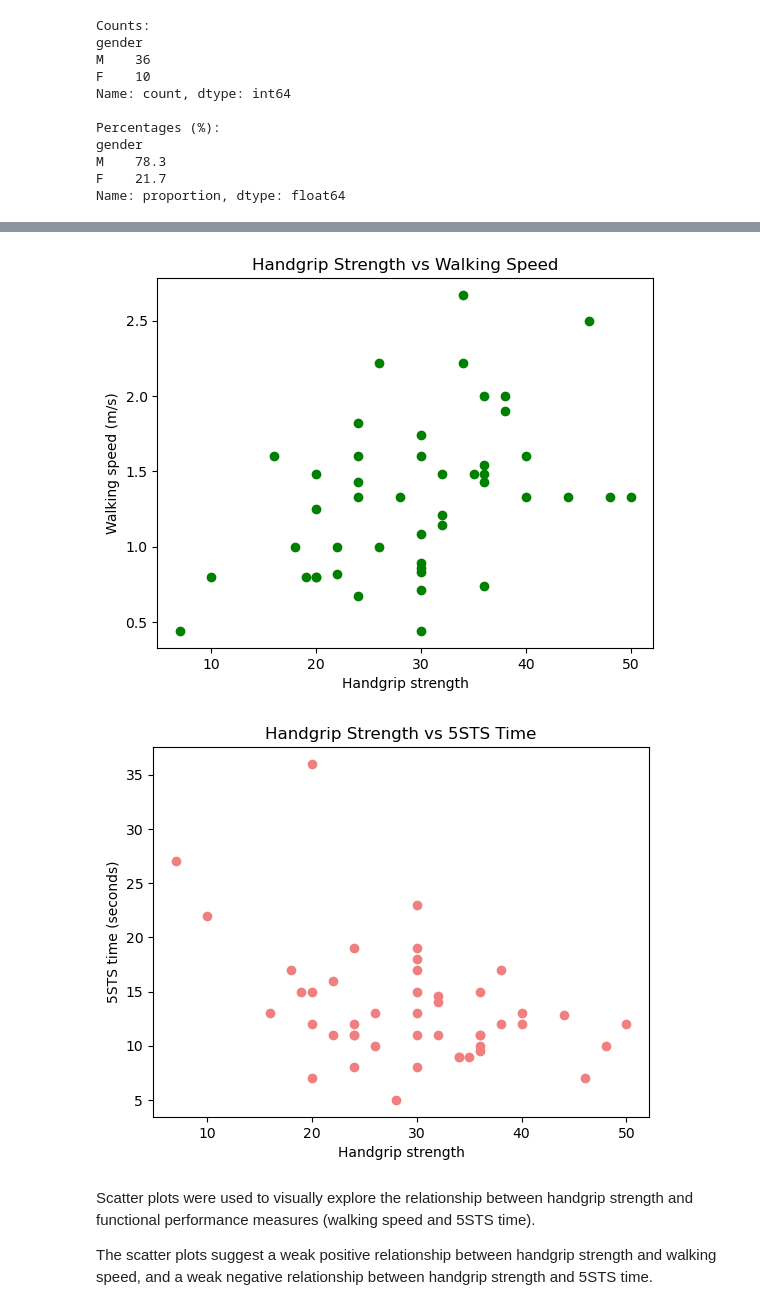
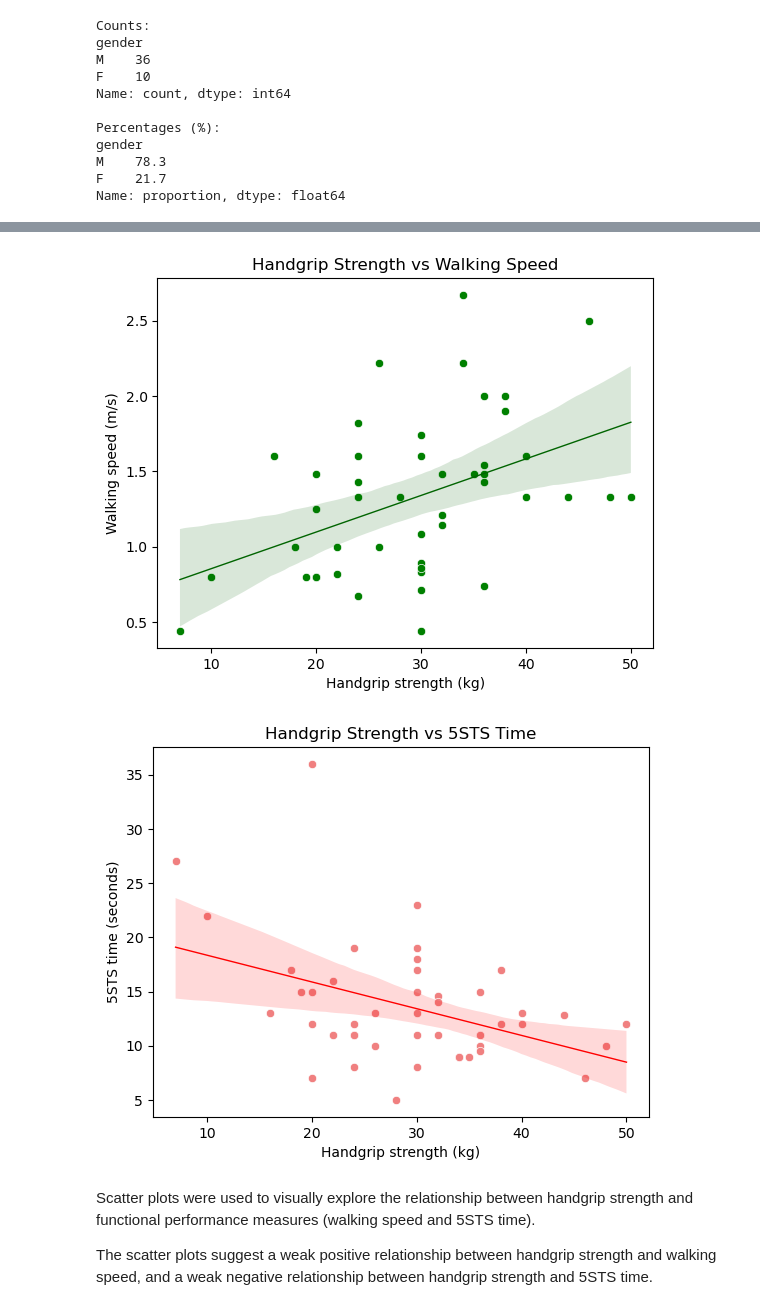
Before and after one commit to inesvincent/Project_R_Python_M2_REHAB, a Jupyter notebook: Python_project/main.ipynb, the cells around one changed output, grey strips where cells are left out. Saved outputs shown, nothing was run; the diff lists cells and outputs as text; code cells hidden in the pictures.

```diff
--- a/Python_project/main.ipynb
+++ b/Python_project/main.ipynb
@@ -25,8 +76,7 @@ import matplotlib.pyplot as plt
 # %%
 # import the data
-frapid_data_raw = pd.read_excel("data/frapid_base.xlsx")
 
-print("Dimensions :", frapid_data_raw.shape)
-print("Colonnes :", frapid_data_raw.columns)
+#print("Dimensions :", frapid_data_raw.shape)
+#print("Columns :", frapid_data_raw.columns)
 
-frapid_data_raw.head()
+#frapid_data_raw.head()
@@ -76,8 +106,8 @@ frapid_data = frapid_data.rename(columns=
         {"Patient" : "patient_id",
         "age" : "age_years",
         "sexe" : "gender",
-        "handgrip" : "handgrip_strength",
-        "Test4m" : "walk_time_4m_in_seconds",
-        "Test5levers" : "time_5_levers_in_seconds"})
+        "handgrip" : "handgrip_strength (kg)",
+        "Test4m" : "walk_time_4m (s)",
+        "Test5levers" : "time_5_raise_chair (s)"})
 frapid_data.head()
 # %% [output]
@@ -91,9 +121,9 @@ frapid_data.head()
 # Convert to numeric values
 frapid_data["patient_id"] = pd.to_numeric(frapid_data["patient_id"], errors="coerce")
 frapid_data["age_years"] = pd.to_numeric(frapid_data["age_years"], errors="coerce")
-frapid_data["handgrip_strength"] = pd.to_numeric(frapid_data["handgrip_strength"], errors="coerce")
-frapid_data["walk_time_4m_in_seconds"] = pd.to_numeric(frapid_data["walk_time_4m_in_seconds"], errors="coerce")
-frapid_data["time_5_levers_in_seconds"] = pd.to_numeric(frapid_data["time_5_levers_in_seconds"], errors="coerce")
+frapid_data["handgrip_strength (kg)"] = pd.to_numeric(frapid_data["handgrip_strength (kg)"], errors="coerce")
+frapid_data["walk_time_4m (s)"] = pd.to_numeric(frapid_data["walk_time_4m (s)"], errors="coerce")
+frapid_data["time_5_raise_chair (s)"] = pd.to_numeric(frapid_data["time_5_raise_chair (s)"], errors="coerce")
 
 print("Missing values per column:")
 print(frapid_data.isna().sum())
@@ -135,11 +165,11 @@ Clean dataset saved in data/frapid_data_clean.csv
 # %% [markdown]
 ## II - Create a variable for walking speed
 # %%
-# Create a variable for walking speed in m/s
+# Create a variable for walking speed in m/s in the cleaned dataset
 WALK_DISTANCE_METERS = 4
 
-frapid_data_clean["walking_speed_mps"] = ( WALK_DISTANCE_METERS / frapid_data_clean["walk_time_4m_in_seconds"]).round(2)
+frapid_data_clean["walking_speed_mps"] = ( WALK_DISTANCE_METERS / frapid_data_clean["walk_time_4m (s)"]).round(2)
 
 # Check the calculation
-frapid_data_clean[["walk_time_4m_in_seconds", "walking_speed_mps"]].head(10)
+frapid_data_clean[["walk_time_4m (s)", "walking_speed_mps"]].head(10)
 # %% [output]
@@ -223,26 +253,30 @@ plt.show()
 # %%
 # Visualize the relationship between handgrip strength and walking speed, and handgrip strength and 5STS time
 
 # Primary analysis: handgrip vs walking speed
 plt.figure()
-plt.scatter(frapid_data_clean["handgrip_strength"], frapid_data_clean["walking_speed_mps"], color="green",)
+sns.scatterplot(data=frapid_data_clean, x="handgrip_strength (kg)", y="walking_speed_mps", color="green")
+sns.regplot(data=frapid_data_clean, x="handgrip_strength (kg)", y="walking_speed_mps", scatter=False, color="darkgreen", line_kws={"linewidth": 1})
 plt.title("Handgrip Strength vs Walking Speed")
-plt.xlabel("Handgrip strength")
+plt.xlabel("Handgrip strength (kg)")
 plt.ylabel("Walking speed (m/s)")
 plt.savefig("results/figures/handgrip_vs_walking_speed_scatterplot.png", dpi=300)
 plt.show()
 
+
 # Secondary analysis: handgrip vs 5STS
+import seaborn as sns
 plt.figure()
-plt.scatter(frapid_data_clean["handgrip_strength"], frapid_data_clean["time_5_levers_in_seconds"], color="lightcoral")
+sns.scatterplot(data=frapid_data_clean, x="handgrip_strength (kg)", y="time_5_raise_chair (s)", color="lightcoral")
+sns.regplot(data=frapid_data_clean, x="handgrip_strength (kg)", y="time_5_raise_chair (s)", scatter=False, color="red", line_kws={"linewidth": 1})
 plt.title("Handgrip Strength vs 5STS Time")
-plt.xlabel("Handgrip strength")
+plt.xlabel("Handgrip strength (kg)")
 plt.ylabel("5STS time (seconds)")
 plt.savefig("results/figures/handgrip_vs_5sts_scatterplot.png", dpi=300)
 plt.show()
 # %% [output]
-[figure, old version]
+[figure, new version]
-[figure, old version]
+[figure, new version]
 # %% [markdown]
 Scatter plots were used to visually explore the relationship between handgrip strength and functional performance measures (walking speed and 5STS time).
 
```
Also changed, not shown: parts of 11 cells of this notebook, 9 other files.
